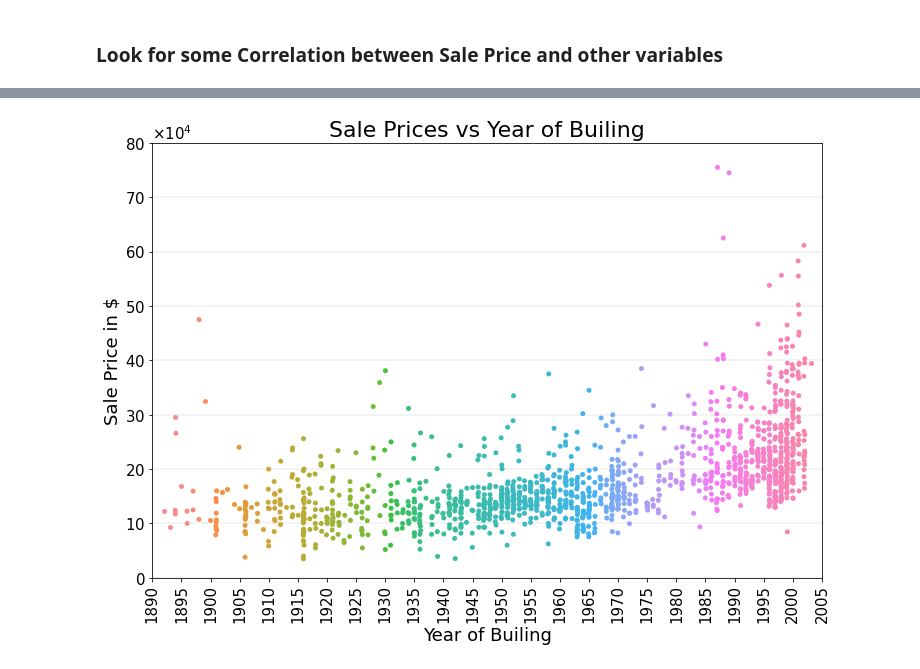
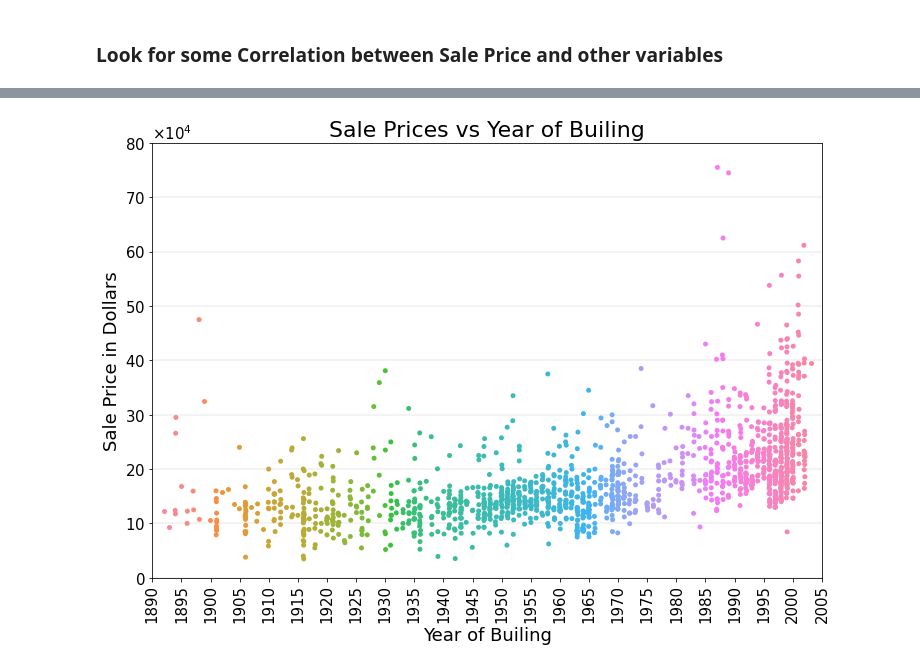
Before and after one commit to niklai99/House-Prices, a Jupyter notebook: house_pricing.ipynb, the cells around one changed output, grey strips where cells are left out. Cells and saved outputs as stored; diff of their text form; code cells hidden in the pictures.

```diff
--- a/house_pricing.ipynb
+++ b/house_pricing.ipynb
@@ -162,26 +162,26 @@ plt.show();
 # %%
 fig = plt.figure(figsize=(12,8))
 ax = fig.add_subplot(1, 1, 1)
 ax.grid(axis='y', linewidth = .3)
 
 sns.stripplot(x = df_train['YearBuilt'], y = df_train['SalePrice'], ax = ax)
 
 ax.set_xlabel('Year of Builing', fontsize = 18)
-ax.set_ylabel('Sale Price in $', fontsize = 18)
+ax.set_ylabel('Sale Price in Dollars', fontsize = 18)
 ax.set_title('Sale Prices vs Year of Builing', fontsize = 22)
 
 ax.tick_params(axis = 'both', which = 'major', labelsize = 15)
 ax.yaxis.get_offset_text().set_fontsize(15)
 ax.yaxis.set_major_formatter(ScalarFormatter(useMathText=True))
 ax.ticklabel_format(axis = 'y', style = 'sci', scilimits = (4,4))
 
 ax.set_xlim(left = -2, right = 112)
 ax.set_ylim(bottom = 0, top = 8e5)
 
 ax.set(xticks=np.arange(-2, 118, 5), xticklabels=np.arange(1890, 2010, 5))
 
 plt.setp(ax.xaxis.get_majorticklabels(), rotation=90 )
 
 plt.show();
 # %% [output]
-[figure, old version]
+[figure, new version]
```
Also changed, not shown: parts of 3 cells of this notebook.
